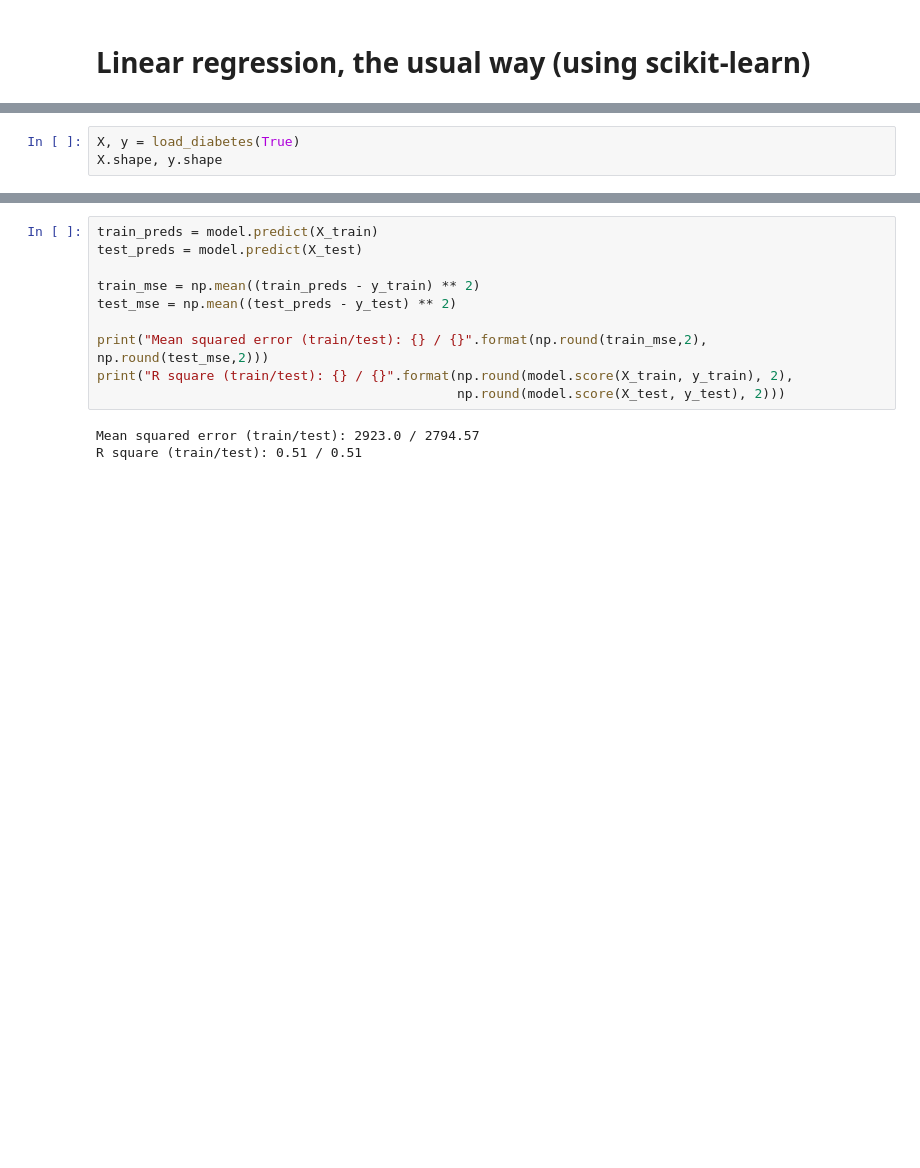
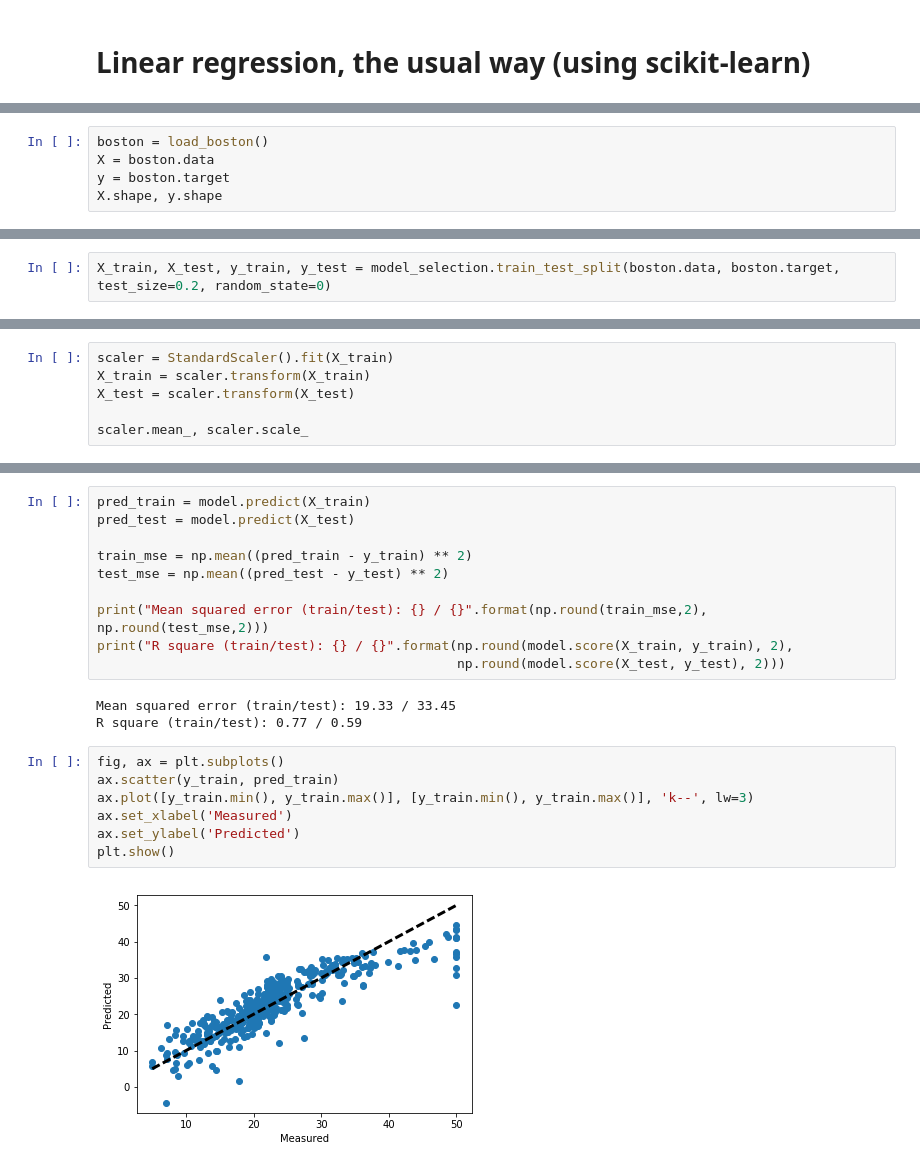
Before and after one commit to skeydan/deeplearning_course, a Jupyter notebook: linear_regression_sklearn.ipynb, the cells around one changed output, grey strips where cells are left out. Saved outputs shown, nothing was run; the diff lists cells and outputs as text; blank space fills up the shorter version.

```diff
--- a/linear_regression_sklearn.ipynb
+++ b/linear_regression_sklearn.ipynb
@@ -12,4 +10,6 @@ Note: Each of these 10 feature variables have been mean centered and scaled by t
 # %%
-X, y = load_diabetes(True)
+boston = load_boston()
+X = boston.data
+y = boston.target
 X.shape, y.shape
 # %% [output]
@@ -35,0 +32,2 @@ y_test = y[300:]
+# %%
+X_train, X_test, y_train, y_test = model_selection.train_test_split(boston.data, boston.target, test_size=0.2, random_state=0)
@@ -35,0 +51,6 @@ y_test = y[300:]
+# %%
+scaler = StandardScaler().fit(X_train)
+X_train = scaler.transform(X_train)
+X_test = scaler.transform(X_test)
+
+scaler.mean_, scaler.scale_
@@ -45,13 +90,22 @@ Coefficients:
 # %%
-train_preds = model.predict(X_train)
-test_preds = model.predict(X_test)
+pred_train = model.predict(X_train)
+pred_test = model.predict(X_test)
 
-train_mse = np.mean((train_preds - y_train) ** 2)
-test_mse = np.mean((test_preds - y_test) ** 2)
+train_mse = np.mean((pred_train - y_train) ** 2)
+test_mse = np.mean((pred_test - y_test) ** 2)
 
 print("Mean squared error (train/test): {} / {}".format(np.round(train_mse,2), np.round(test_mse,2)))
 print("R square (train/test): {} / {}".format(np.round(model.score(X_train, y_train), 2),
                                               np.round(model.score(X_test, y_test), 2)))
 # %% [output]
-Mean squared error (train/test): 2923.0 / 2794.57
-R square (train/test): 0.51 / 0.51
+Mean squared error (train/test): 19.33 / 33.45
+R square (train/test): 0.77 / 0.59
+# %%
+fig, ax = plt.subplots()
+ax.scatter(y_train, pred_train)
+ax.plot([y_train.min(), y_train.max()], [y_train.min(), y_train.max()], 'k--', lw=3)
+ax.set_xlabel('Measured')
+ax.set_ylabel('Predicted')
+plt.show()
+# %% [output]
+[figure, added]
```
Also changed, not shown: parts of 13 cells of this notebook, 2 other files.
